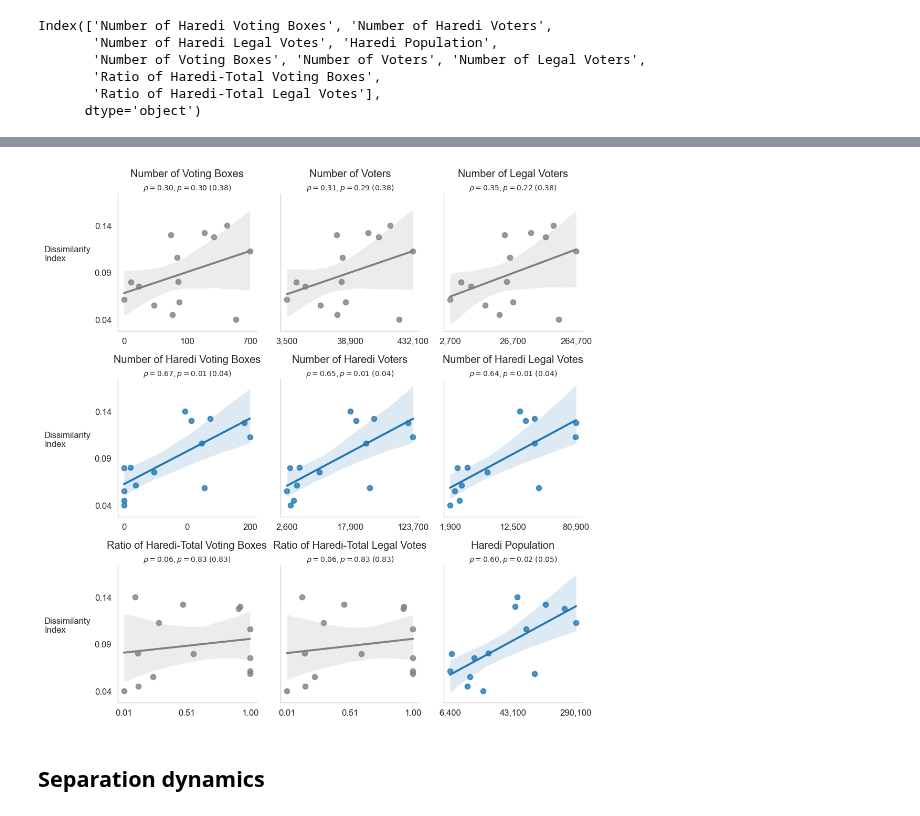
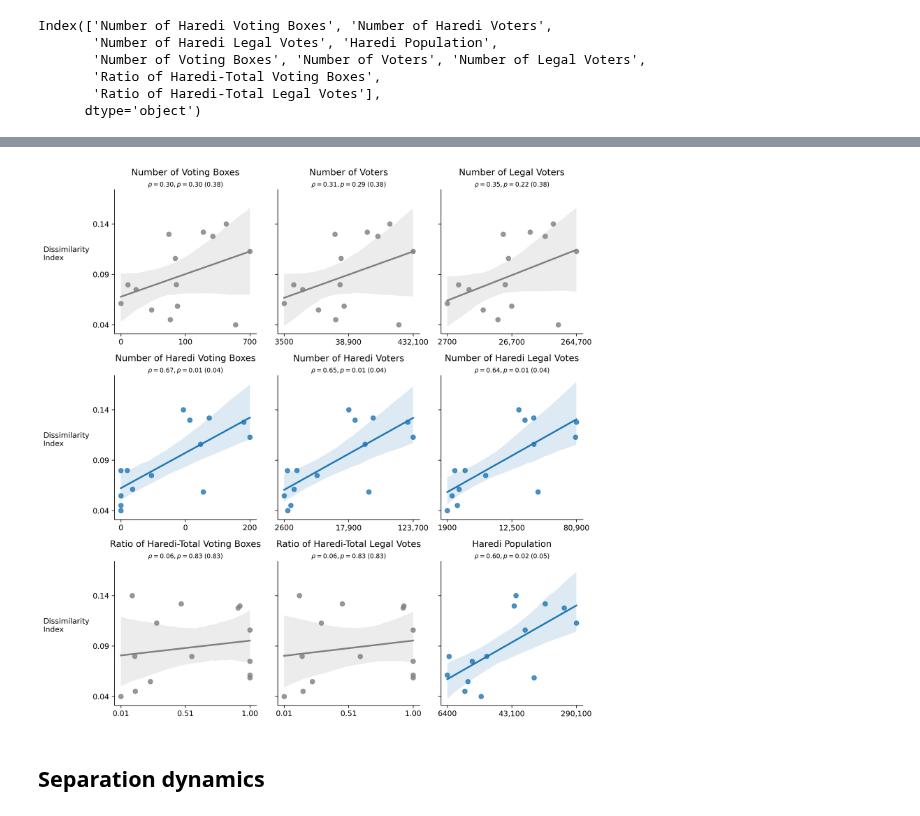
Before and after one commit to bgbg/segregation_paper, a Jupyter notebook: notebooks/voter_separation.ipynb, the cells around one changed output, grey strips where cells are left out. Drawn from its saved outputs; the diff is of its cells as text; code cells hidden in the pictures.

```diff
--- a/notebooks/voter_separation.ipynb
+++ b/notebooks/voter_separation.ipynb
@@ -15,6 +15,7 @@ from src import vote_utils as vu
 from src import dissimilarity_analysis as da
 
 vu = reload(vu)
+plt.rcParams['figure.dpi'] = 300
 
 %matplotlib inline
 # %% [markdown]
@@ -279,7 +285,11 @@ def set_ticks_and_labels(ax, which, values, log_transform=False):
     mid_point = (min_val + max_val) / 2
     tks = [min_val, mid_point, max_val]
     if log_transform:
-        labels = [f"{int(np.round(np.power(10, t), -2)):,d}" for t in tks]
+        labels = [
+            f"{value:,d}" if value >= 10000 else f"{value:d}"
+            for t in tks
+            for value in [int(np.round(np.power(10, t), -2))]
+        ]
     else:
         labels = [f"{t:.2f}" for t in tks]
     if which == "x":
@@ -326,37 +328,38 @@ cols_rest
 # %%
+w = 3.5
 fig, axes = plt.subplots(
-    n_rows, n_cols, figsize=(n_cols * w, n_rows * w), sharey=True, dpi=120
+    n_rows, n_cols, figsize=(n_cols * w, n_rows * w), sharey=True,
 )
 axes = axes.flatten()
 
 for i, col in enumerate(cols_rest):
     ax = axes[i]
 
     rho = df_corr.loc[col, "rho"]
     p = df_corr.loc[col, "p"]
     p_corr = df_corr.loc[col, "p_corrected"]
     reject = df_corr.loc[col, "reject"]
     color = "C0" if p < 0.05 else "gray"
 
     my_regplot(df_analysis, col, col_dissimilarity, ax=ax, color=color)
     col_name = column_rename_dict.get(col, col)
     ttl = f"{col_name}\n$_{{ρ={rho:.2f}, p={p:.2f} \\; ({p_corr:.2f})}}$"
     ax.set_title(ttl)
 
     # Set Y label only on leftmost axes
     if i % n_cols != 0:
         ax.set_ylabel("")
     else:
         ax.set_ylabel("Dissimilarity\nIndex", rotation=0, ha="right", ma="left")
 
 # Clean up any unused axes
 for i in range(len(cols_rest), len(axes)):
     fig.delaxes(axes[i])
 
 # Adjust layout
 fig.tight_layout()
 # %% [output]
-[figure, old version]
+[figure, new version]
 # %%
 # fn_translations = os.path.join( "/Users/boris/devel/jce/segregation/data/external/israeli_cities_hebrew_english.csv")
 # df_translations = pd.read_csv(fn_translations).set_index("city_name")
```
Also changed, not shown: parts of 10 cells of this notebook, 3 other files.
